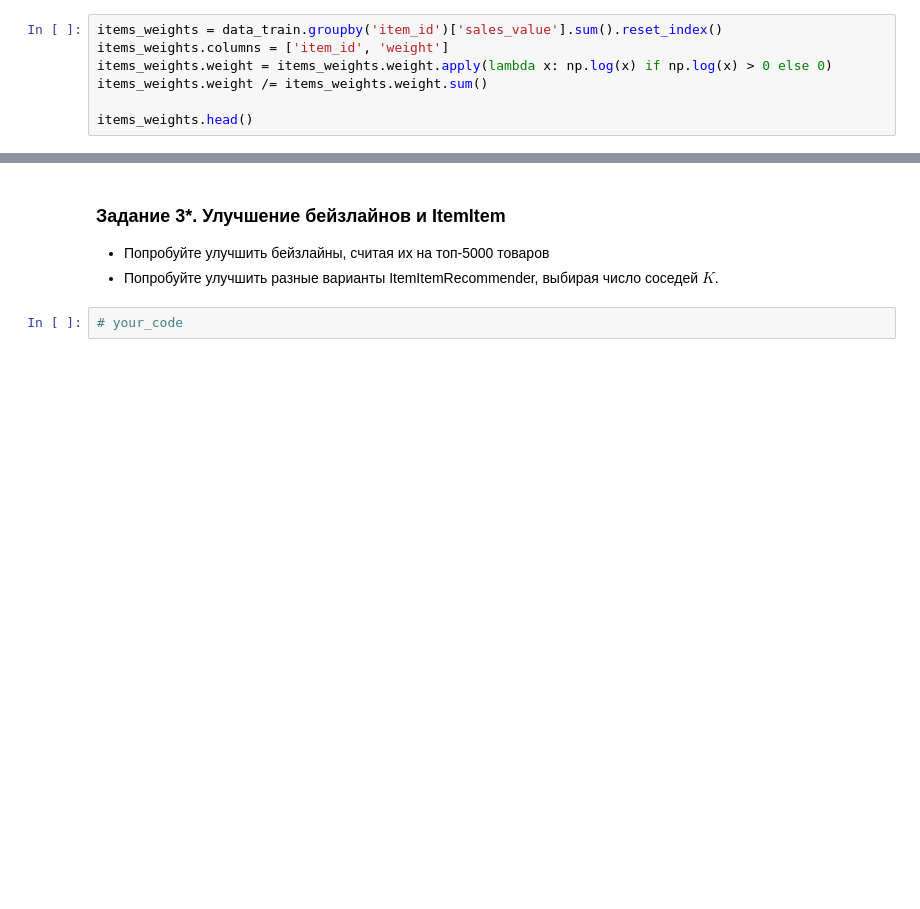
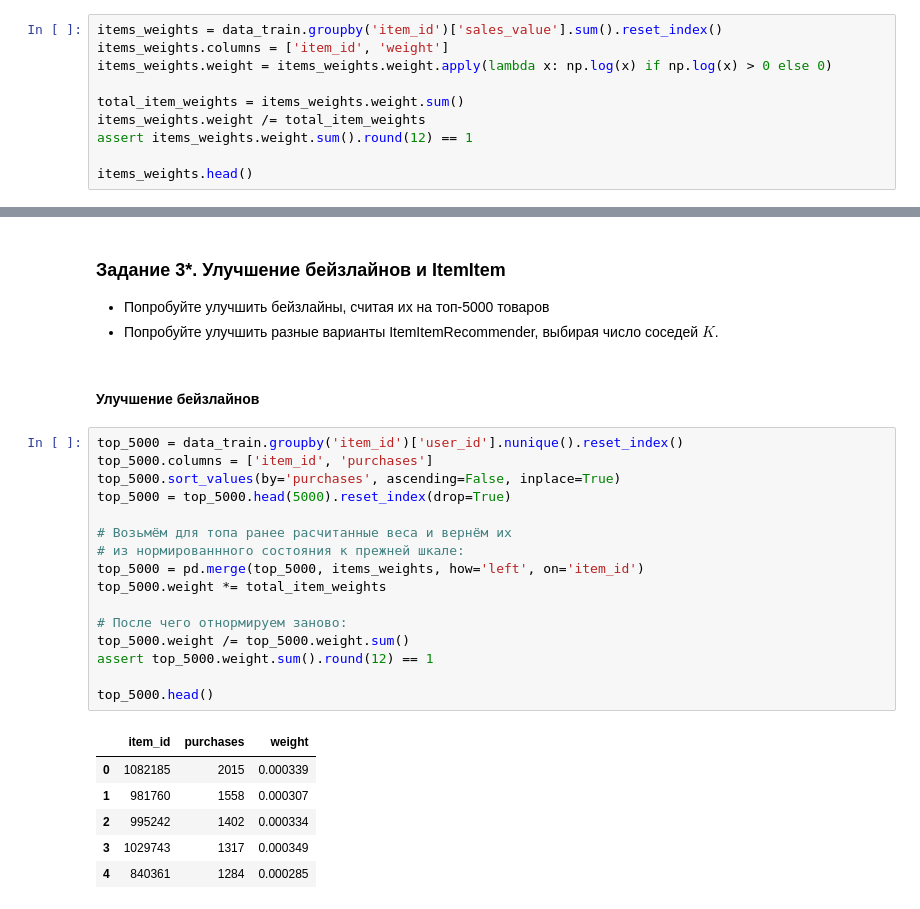
Before and after one commit to NovikovVN/rec_sys, a Jupyter notebook: RecSys_2.ipynb, the cells around one changed output, grey strips where cells are left out. Cells and saved outputs as stored; diff of their text form; blank space fills up the shorter version.

```diff
--- a/RecSys_2.ipynb
+++ b/RecSys_2.ipynb
@@ -37,7 +37,10 @@ data_test = data[data['week_no'] >= data['week_no'].max() - test_size_weeks]
 items_weights = data_train.groupby('item_id')['sales_value'].sum().reset_index()
 items_weights.columns = ['item_id', 'weight']
 items_weights.weight = items_weights.weight.apply(lambda x: np.log(x) if np.log(x) > 0 else 0)
-items_weights.weight /= items_weights.weight.sum()
+
+total_item_weights = items_weights.weight.sum()
+items_weights.weight /= total_item_weights
+assert items_weights.weight.sum().round(12) == 1
 
 items_weights.head()
 # %% [output]
@@ -149,5 +150,28 @@ plt.show()
 
 - Попробуйте улучшить бейзлайны, считая их на топ-5000 товаров
 - Попробуйте улучшить разные варианты ItemItemRecommender, выбирая число соседей $K$.
-# %%
-# your_code
+# %% [markdown]
+#### Улучшение бейзлайнов
+# %%
+top_5000 = data_train.groupby('item_id')['user_id'].nunique().reset_index()
+top_5000.columns = ['item_id', 'purchases']
+top_5000.sort_values(by='purchases', ascending=False, inplace=True)
+top_5000 = top_5000.head(5000).reset_index(drop=True)
+
+# Возьмём для топа ранее расчитанные веса и вернём их
+# из нормированнного состояния к прежней шкале:
+top_5000 = pd.merge(top_5000, items_weights, how='left', on='item_id')
+top_5000.weight *= total_item_weights
+
+# После чего отнормируем заново:
+top_5000.weight /= top_5000.weight.sum()
+assert top_5000.weight.sum().round(12) == 1
+
+top_5000.head()
+# %% [output]
+|  | item_id | purchases | weight |
+| 0 | 1082185 | 2015 | 0.000339 |
+| 1 | 981760 | 1558 | 0.000307 |
+| 2 | 995242 | 1402 | 0.000334 |
+| 3 | 1029743 | 1317 | 0.000349 |
+| 4 | 840361 | 1284 | 0.000285 |
```
Also changed, not shown: parts of 7 cells of this notebook.
